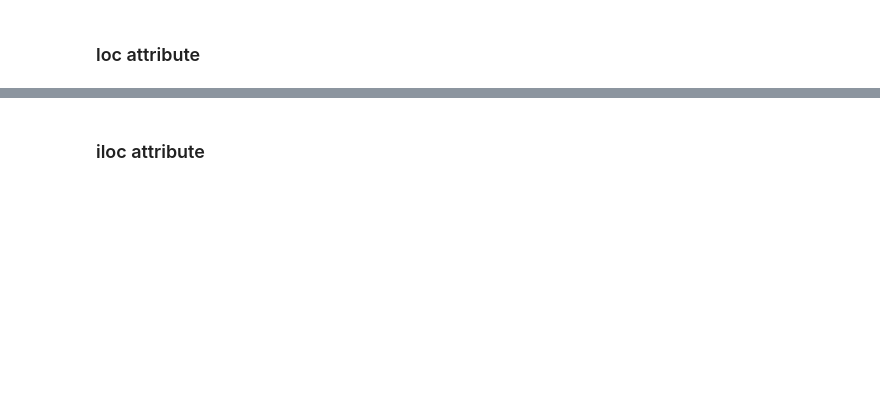
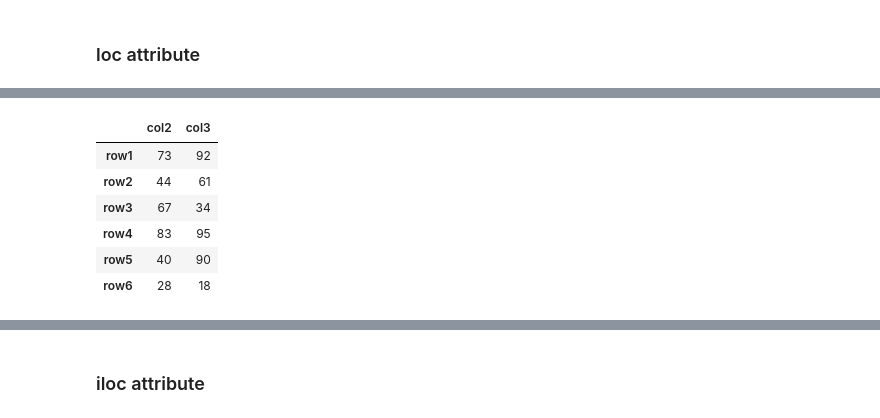
Before and after one commit to jihad-islam/Learning-ML, a Jupyter notebook: 3.Pandas/2.pandas_dataframes_and_indexing.ipynb, the cells around one changed output, grey strips where cells are left out. Drawn from its saved outputs; the diff is of its cells as text; code cells hidden in the pictures; blank space fills up the shorter version.

```diff
--- a/3.Pandas/2.pandas_dataframes.ipynb
+++ b/3.Pandas/2.pandas_dataframes_and_indexing.ipynb
@@ -254 +237,14 @@ Name: col2, dtype: int64
+# %%
+# multiple column select
+df3[['col2', 'col3']]
+
+# loc mthod: df3.loc[:, ['col2', 'col3']]
+# %% [output]
+|  | col2 | col3 |
+| row1 | 73 | 92 |
+| row2 | 44 | 61 |
+| row3 | 67 | 34 |
+| row4 | 83 | 95 |
+| row5 | 40 | 90 |
+| row6 | 28 | 18 |
 # %%
```
Also changed, not shown: parts of 32 cells of this notebook.
